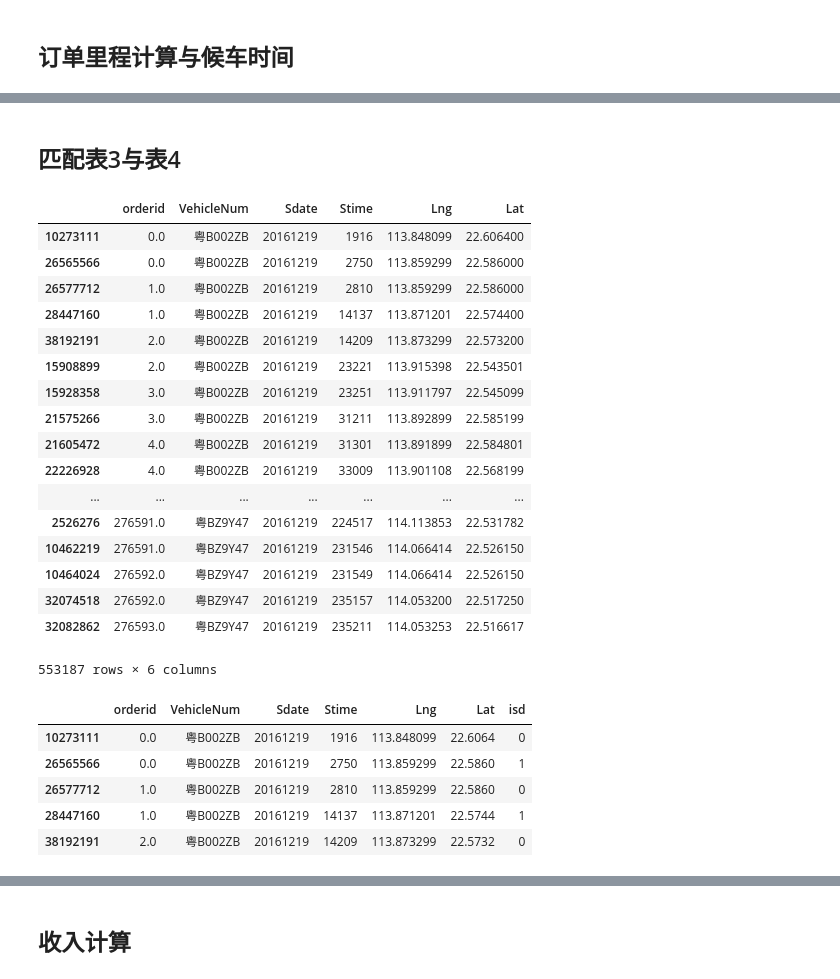
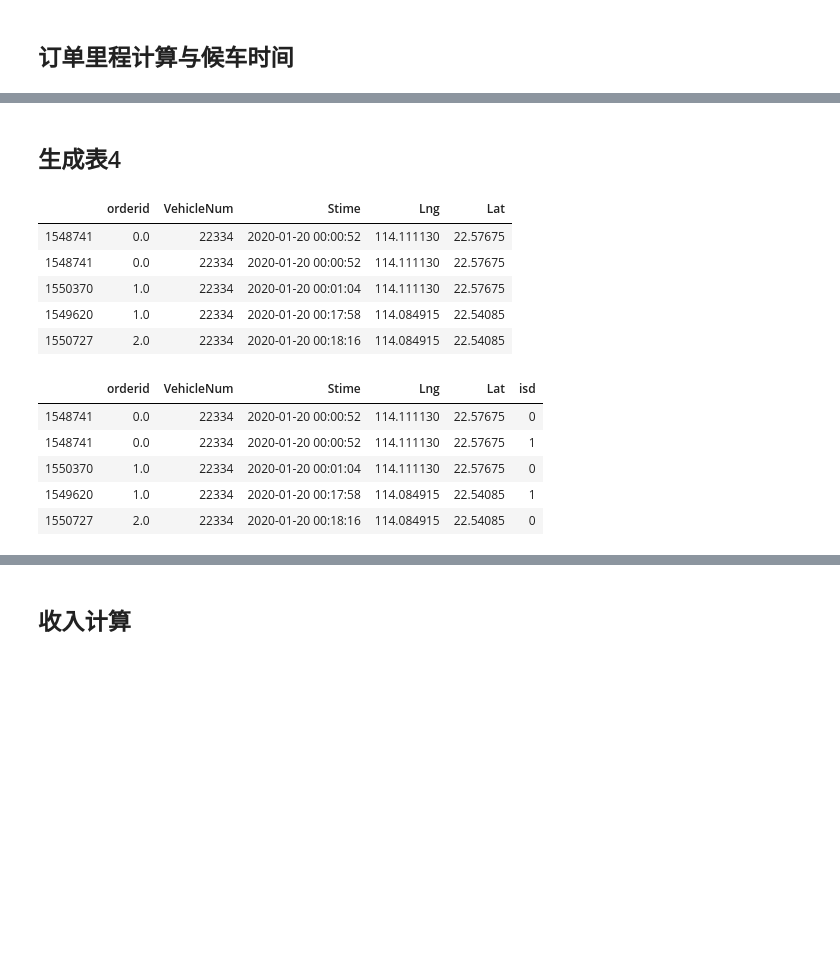
Before and after one commit to ni1o1/pygeo-tutorial, a Jupyter notebook: 8-project.ipynb, the cells around one changed output, grey strips where cells are left out. Drawn from its saved outputs; the diff is of its cells as text; code cells hidden in the pictures; blank space fills up the shorter version.

```diff
--- a/8-project.ipynb
+++ b/8-project.ipynb
@@ -64,7 +64,8 @@ data2.head(5)
 # %% [markdown]
 ## 数据清洗
 # %%
-data2=data2.sort_values(by=['VehicleNum','Sdate','Stime'])
+data2=data2.sort_values(by=['VehicleNum','Stime'])
+#第一节课教的
 data2 = data2[-((data2['OpenStatus'].shift(1)== data2['OpenStatus'].shift(-1))&\
       (data2['OpenStatus'].shift(1)!= data2['OpenStatus'])&\
       (data2['VehicleNum'].shift(1)==data2['VehicleNum'].shift(-1))&\
@@ -75,3 +76,6 @@ len(data2)
+# %%
+#将时间字符串转换为pd的时间格式，后面可以轻松的做加减
+data2['Stime'] = pd.to_datetime(data2['Stime'])
 # %% [markdown]
 ## 订单号生成
 # %% [markdown]
@@ -128,11 +132,10 @@ data2['VehicleNum1'] = data2['VehicleNum'].shift()
 
 data2['Lng1'] = data2['Lng'].shift()
 data2['Lat1'] = data2['Lat'].shift()
-data2['Sdate1'] = data2['Sdate'].shift()
 data2['Stime1'] = data2['Stime'].shift()
 
 data2['StatusChange'] = data2['OpenStatus1']-data2['OpenStatus']
 data2 = data2[data2['OpenStatus1']==1]
 data2['orderid'] = data2['StatusChange'].cumsum()
-data2.head(50)
+data2.head(30)
 # %% [output]
@@ -257,40 +235,30 @@ table3_1.fillna(0)
 # %% [markdown]
-## 匹配表3与表4
+## 生成表4
 # %%
 #表4的字段
 #订单号，车牌号，订单开始时间，订单结束时间，订单上车坐标，订单下车坐标
 # %%
+#将每一个出行的起点与终点提取出来
 o = data2.iloc[:1].append(data2[data2['StatusChange']==1])
 d = data2[(data2['StatusChange']==1).shift(-1).fillna(False)]
-table4 = o.append(d).sort_values(by = ['orderid','Stime'])[['orderid','VehicleNum','Sdate','Stime','Lng','Lat']]
-table4
+table4 = o.append(d).sort_values(by = ['orderid','Stime'])[['orderid','VehicleNum','Stime','Lng','Lat']]
+table4.head(5)
 # %% [output]
-|  | orderid | VehicleNum | Sdate | Stime | Lng | Lat |
-| 10273111 | 0.0 | 粤B002ZB | 20161219 | 1916 | 113.848099 | 22.606400 |
-| 26565566 | 0.0 | 粤B002ZB | 20161219 | 2750 | 113.859299 | 22.586000 |
-| 26577712 | 1.0 | 粤B002ZB | 20161219 | 2810 | 113.859299 | 22.586000 |
-| 28447160 | 1.0 | 粤B002ZB | 20161219 | 14137 | 113.871201 | 22.574400 |
-| 38192191 | 2.0 | 粤B002ZB | 20161219 | 14209 | 113.873299 | 22.573200 |
-| 15908899 | 2.0 | 粤B002ZB | 20161219 | 23221 | 113.915398 | 22.543501 |
-| 15928358 | 3.0 | 粤B002ZB | 20161219 | 23251 | 113.911797 | 22.545099 |
-| 21575266 | 3.0 | 粤B002ZB | 20161219 | 31211 | 113.892899 | 22.585199 |
-| 21605472 | 4.0 | 粤B002ZB | 20161219 | 31301 | 113.891899 | 22.584801 |
-| 22226928 | 4.0 | 粤B002ZB | 20161219 | 33009 | 113.901108 | 22.568199 |
-| ... | ... | ... | ... | ... | ... | ... |
-| 2526276 | 276591.0 | 粤BZ9Y47 | 20161219 | 224517 | 114.113853 | 22.531782 |
-| 10462219 | 276591.0 | 粤BZ9Y47 | 20161219 | 231546 | 114.066414 | 22.526150 |
-| 10464024 | 276592.0 | 粤BZ9Y47 | 20161219 | 231549 | 114.066414 | 22.526150 |
-| 32074518 | 276592.0 | 粤BZ9Y47 | 20161219 | 235157 | 114.053200 | 22.517250 |
-| 32082862 | 276593.0 | 粤BZ9Y47 | 20161219 | 235211 | 114.053253 | 22.516617 |
+|  | orderid | VehicleNum | Stime | Lng | Lat |
+| 1548741 | 0.0 | 22334 | 2020-01-20 00:00:52 | 114.111130 | 22.57675 |
+| 1548741 | 0.0 | 22334 | 2020-01-20 00:00:52 | 114.111130 | 22.57675 |
+| 1550370 | 1.0 | 22334 | 2020-01-20 00:01:04 | 114.111130 | 22.57675 |
+| 1549620 | 1.0 | 22334 | 2020-01-20 00:17:58 | 114.084915 | 22.54085 |
+| 1550727 | 2.0 | 22334 | 2020-01-20 00:18:16 | 114.084915 | 22.54085 |
-553187 rows × 6 columns
 # %%
+#加一列isd，如果该行为起点，则isd=0，如果该行为终点，则isd=1
 table4['isd'] = [i%2 for i in range(len(table4))]
 table4.head(5)
 # %% [output]
-|  | orderid | VehicleNum | Sdate | Stime | Lng | Lat | isd |
-| 10273111 | 0.0 | 粤B002ZB | 20161219 | 1916 | 113.848099 | 22.6064 | 0 |
-| 26565566 | 0.0 | 粤B002ZB | 20161219 | 2750 | 113.859299 | 22.5860 | 1 |
-| 26577712 | 1.0 | 粤B002ZB | 20161219 | 2810 | 113.859299 | 22.5860 | 0 |
-| 28447160 | 1.0 | 粤B002ZB | 20161219 | 14137 | 113.871201 | 22.5744 | 1 |
-| 38192191 | 2.0 | 粤B002ZB | 20161219 | 14209 | 113.873299 | 22.5732 | 0 |
+|  | orderid | VehicleNum | Stime | Lng | Lat | isd |
+| 1548741 | 0.0 | 22334 | 2020-01-20 00:00:52 | 114.111130 | 22.57675 | 0 |
+| 1548741 | 0.0 | 22334 | 2020-01-20 00:00:52 | 114.111130 | 22.57675 | 1 |
+| 1550370 | 1.0 | 22334 | 2020-01-20 00:01:04 | 114.111130 | 22.57675 | 0 |
+| 1549620 | 1.0 | 22334 | 2020-01-20 00:17:58 | 114.084915 | 22.54085 | 1 |
+| 1550727 | 2.0 | 22334 | 2020-01-20 00:18:16 | 114.084915 | 22.54085 | 0 |
 # %%
```
Also changed, not shown: parts of 21 cells of this notebook, 2 other files.
